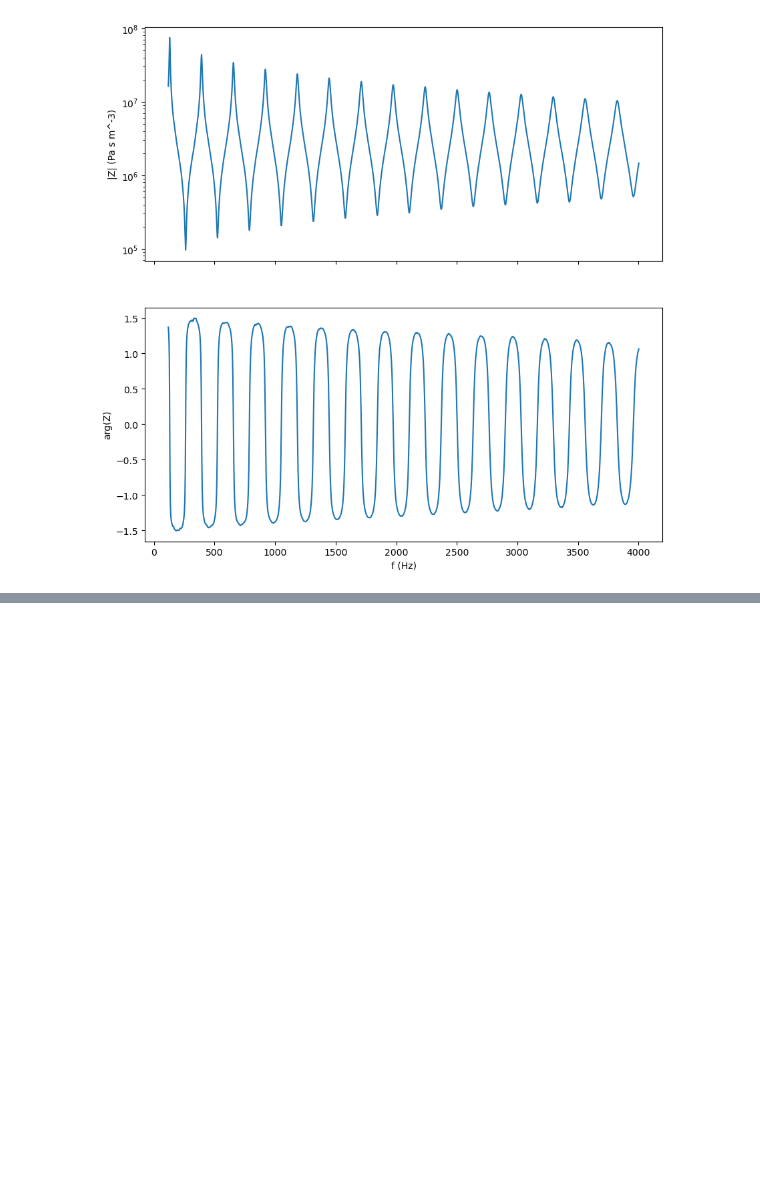
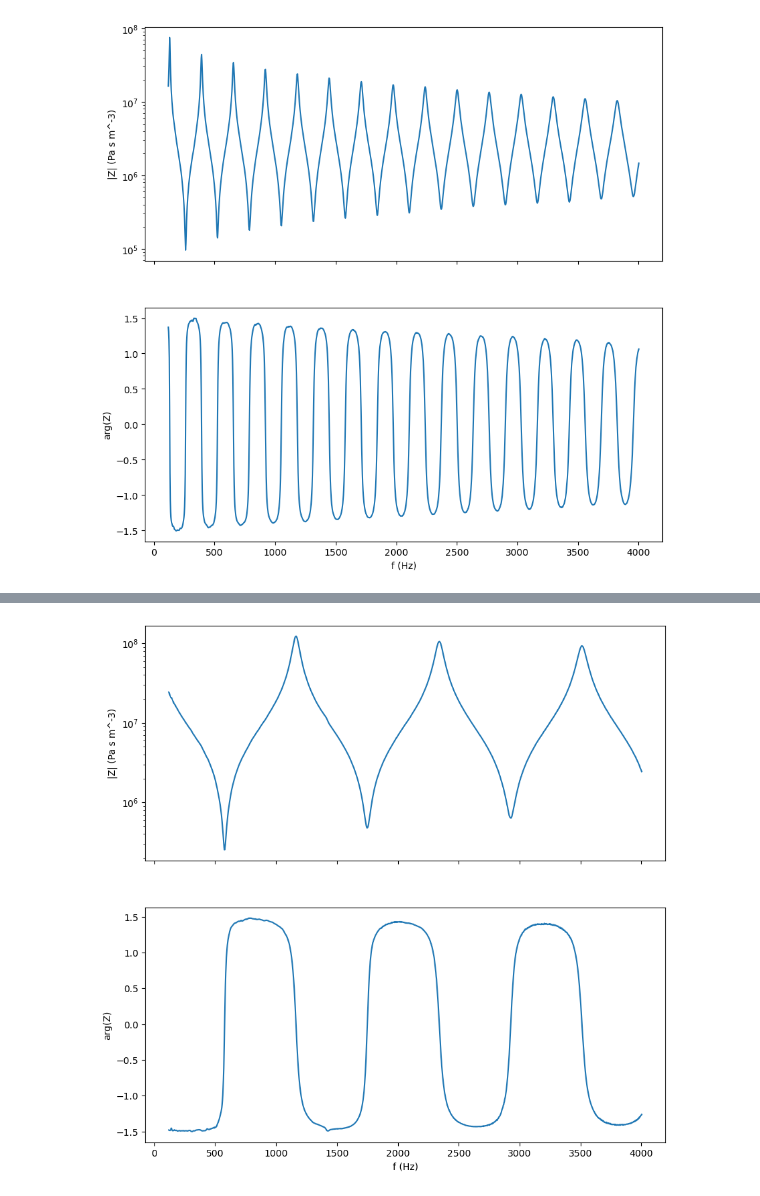
Before and after one commit to thebookins/impedance, a Jupyter notebook: notebook.ipynb, the cells around one changed output, grey strips where cells are left out. Saved outputs shown, nothing was run; the diff lists cells and outputs as text; code cells hidden in the pictures; blank space fills up the shorter version.

Commit message:
add another closed pipe

```diff
--- a/notebook.ipynb
+++ b/notebook.ipynb
@@ -69,0 +73,14 @@ axes[1].set_ylabel('arg(Z)');
+# %%
+df = pd.read_csv('data/closed_pipe_148mm.csv', index_col=0)
+df['Z'] = df['Re(Z)'] + 1j * df['Im(Z)']
+# %%
+fig, axes = plt.subplots(2, 1, sharex=True, figsize=(10, 10))
+
+axes[0].semilogy(df.index, np.abs(df['Z']));
+axes[0].set_ylabel('|Z| (Pa s m^-3)')
+
+axes[1].plot(df.index, np.angle(df['Z']));
+axes[1].set_xlabel('f (Hz)')
+axes[1].set_ylabel('arg(Z)');
+# %% [output]
+[figure, added]
```
Also changed, not shown: parts of 1 cell of this notebook, 1 other file.
